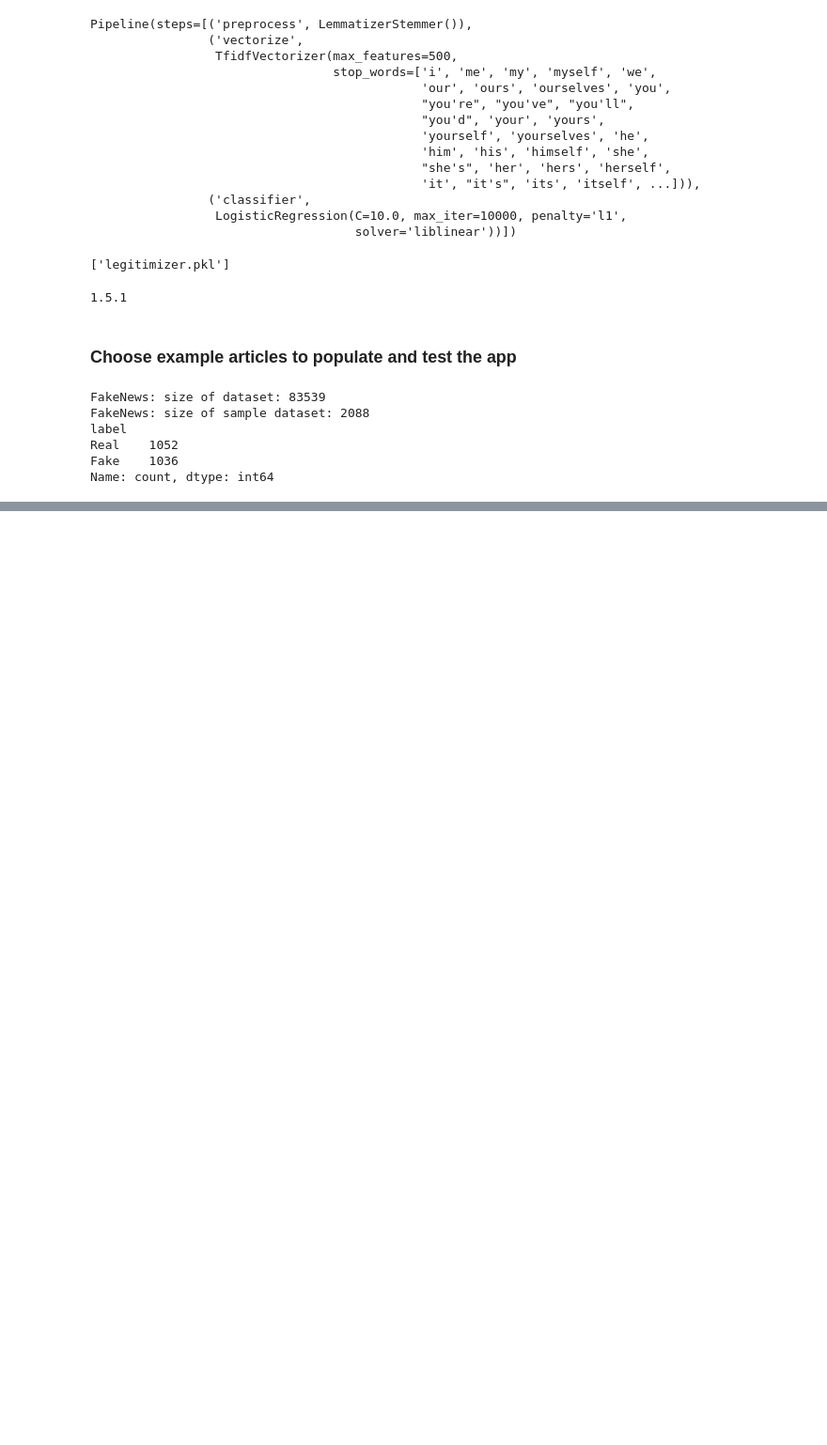
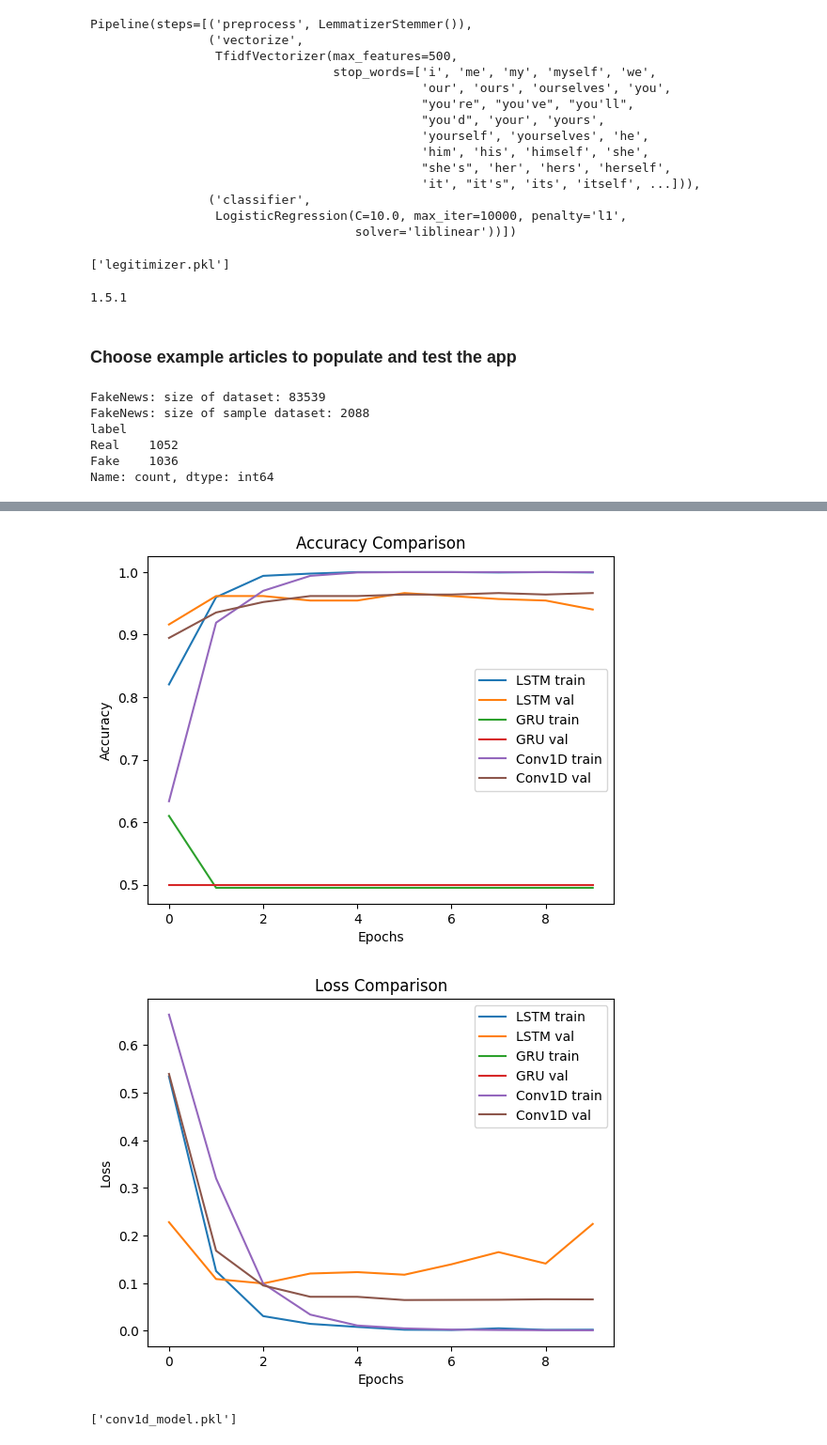
Before and after one commit to johnprg/Legit, a Jupyter notebook: Legit.ipynb, the cells around one changed output, grey strips where cells are left out. Shown: that part at 94% size. Saved outputs shown, nothing was run; the diff lists cells and outputs as text; code cells hidden in the pictures; blank space fills up the shorter version.

Commit message:
added MNN models

```diff
--- a/Legit.ipynb
+++ b/Legit.ipynb
@@ -739,0 +770,4 @@ df_Chosen.to_csv('data/Chosen.csv', index=False)
+# %%
+
+
+X_train, X_val, y_train, y_val = train_test_split(X_token, y, test_size=0.2, random_state=42)
@@ -739,0 +796,18 @@ df_Chosen.to_csv('data/Chosen.csv', index=False)
+# %%
+from tensorflow.keras.models import Sequential
+from tensorflow.keras.layers import Embedding, Conv1D, GlobalMaxPooling1D, Dense, Dropout
+
+conv1d_model = Sequential([
+    Embedding(input_dim=max_words, output_dim=128, input_length=max_seq_len),
+    Conv1D(128, kernel_size=5, activation='relu'),
+    GlobalMaxPooling1D(),
+    Dense(128, activation='relu'),
+    Dropout(0.5),
+    Dense(1, activation='sigmoid')
+])
+
+conv1d_model.compile(optimizer='adam', loss='binary_crossentropy', metrics=['accuracy'])
+# %%
+history_lstm = lstm_model.fit(X_train, y_train, validation_data=(X_val, y_val), epochs=10, batch_size=64)
+history_gru = gru_model.fit(X_train, y_train, validation_data=(X_val, y_val), epochs=10, batch_size=64)
+history_conv1d = conv1d_model.fit(X_train, y_train, validation_data=(X_val, y_val), epochs=10, batch_size=64)
@@ -739,0 +882,36 @@ df_Chosen.to_csv('data/Chosen.csv', index=False)
+# %%
+import matplotlib.pyplot as plt
+
+def plot_history(histories, metrics=['accuracy', 'loss']):
+    for metric in metrics:
+        plt.figure()
+        for model_name, history in histories.items():
+            plt.plot(history.history[metric], label=f'{model_name} train')
+            plt.plot(history.history[f'val_{metric}'], label=f'{model_name} val')
+        plt.title(f'{metric.capitalize()} Comparison')
+        plt.xlabel('Epochs')
+        plt.ylabel(metric.capitalize())
+        plt.legend()
+        plt.show()
+
+plot_history({
+    'LSTM': history_lstm,
+    'GRU': history_gru,
+    'Conv1D': history_conv1d
+})
+# %% [output]
+[figure, added]
+[figure, added]
+# %%
+# pickle the LSTM model
+import joblib
+
+joblib.dump(lstm_model, "lstm_model.pkl")
+
+# pickle the GRU model
+joblib.dump(gru_model, "gru_model.pkl")
+
+# pickle the Conv1D model
+joblib.dump(conv1d_model, "conv1d_model.pkl")
+# %% [output]
+['conv1d_model.pkl']
```
Also changed, not shown: parts of 14 cells of this notebook.
